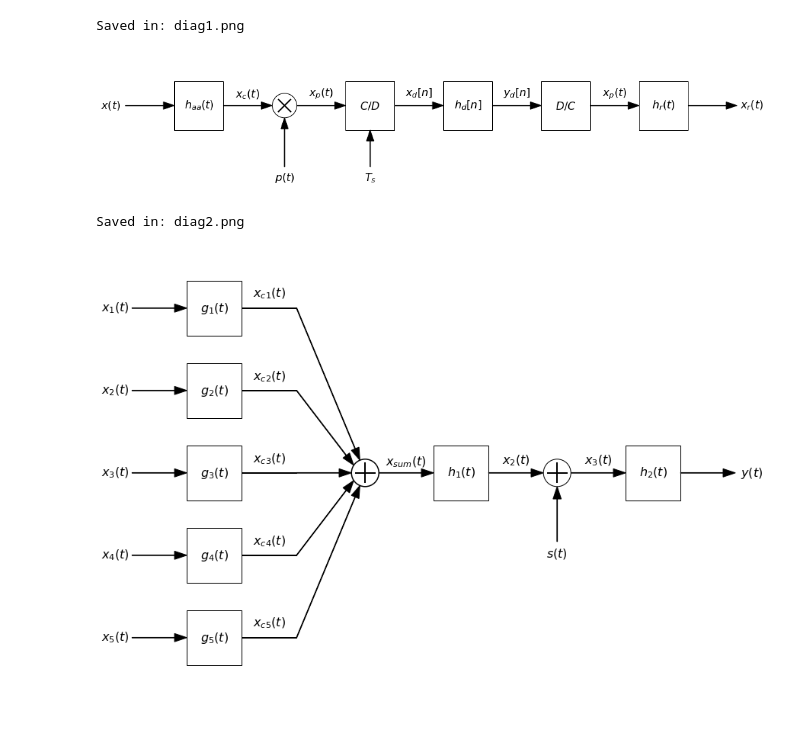
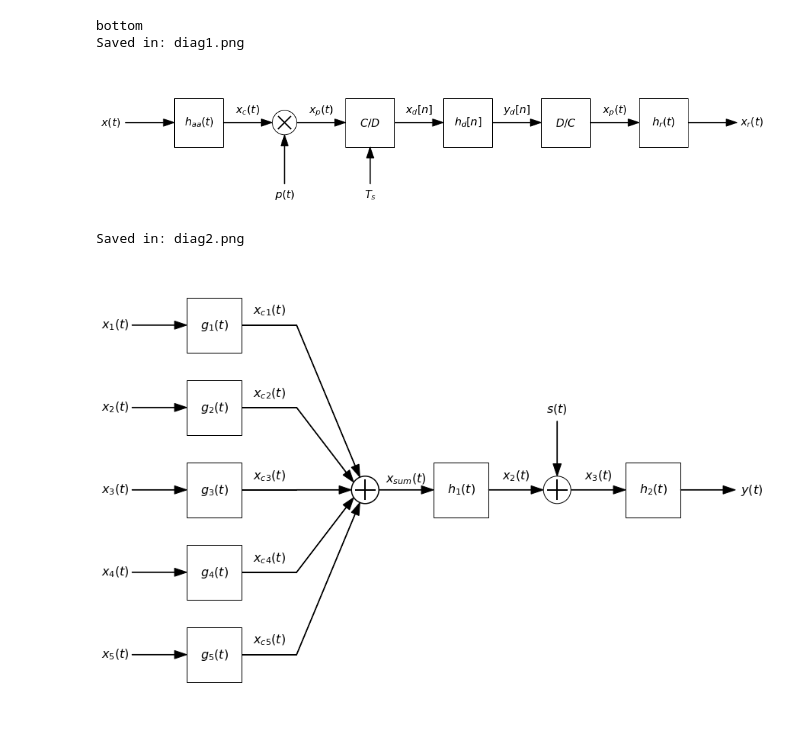
Before and after one commit to miguelmartfern/BlockDiagrams, a Jupyter notebook: diag_examples.ipynb, the cells around one changed output. Cells and saved outputs as stored; diff of their text form; code cells hidden in the pictures.

Commit message:
__draw_combiner__: * Eliminated input and ouput arrows and texts * Added side input parameter: 'top' or 'bottom'
diag_examples.ipynb: updated in consequence.

```diff
--- a/diag_examples.ipynb
+++ b/diag_examples.ipynb
@@ -6,7 +6,9 @@ db = DiagramBuilder(block_length=1, fontsize=16)
 # Dibujo del diagrama
 db.add("x(t)", kind="input")
 db.add("h_{aa}(t)", kind="block")
-db.add("mult", kind="2combiner", input_left_text="x_c(t)", input_bottom_text="p(t)", output_text="x_p(t)", operation='mult')
+db.add("x_c(t)", kind="arrow")
+db.add("mult", kind="combiner", input_text="p(t)", operation='mult', side='bottom')
+db.add("x_p(t)", kind="arrow")
 db.add("C/D", kind="block_uparrow",input_bottom_text="T_s")
 db.add("x_d[n]", kind="arrow")
 db.add("h_d[n]", kind="block")
@@ -18,7 +20,9 @@ db.add("x_r(t)", kind="output")
 
 #db.show()
 db.show(savepath = "diag1.png")
+# 3.25 0 2 0.25
 # %% [output]
+bottom
 Saved in: diag1.png
 [figure]
 # %%
@@ -29,32 +33,34 @@ db = DiagramBuilder(block_length=1, fontsize=16)
 
 y_pos = np.linspace(3, -3, 5)
 x_pos = np.zeros_like(y_pos)
 inputs_pos = np.column_stack((x_pos, y_pos))
 
 input_threads = []
 
 # Input branches
 for cont in np.arange(inputs_pos.shape[0]):
     thread = "line" + str(cont + 1)
     input_threads.append(thread)
 
     name = "x_" + str(cont + 1) +"(t)"
     db.add(name, kind="input", thread = thread, position=(inputs_pos[cont]))
     name =  "g_" + str(cont + 1) +"(t)"
     db.add(name, kind="block", thread = thread)
     name = "x_{c" + str(cont + 1) + "}(t)"
     db.add(name, kind="line", thread = thread)
 
 # Adder
 db.add("x_{sum}(t)", kind="mult_combiner", inputs=input_threads, position='auto', operation='sum')
 
 # Resto del diagrama
 db.add("h_1(t)", kind="block")
-db.add("mult", kind="2combiner", input_left_text="x_2(t)", input_bottom_text="s(t)", output_text="x_3(t)", operation='sum')
+db.add("x_2(t)", kind="arrow")
+db.add("mult", kind="combiner", input_text="s(t)", operation='sum', side='top')
+db.add("x_3(t)", kind="arrow")
 db.add("h_2(t)", kind="block")
 db.add("y(t)", kind="output")
 
 db.show(savepath = "diag2.png")
 # %% [output]
 Saved in: diag2.png
-[figure, old version]
+[figure, new version]
```
Also changed, not shown: 3 other files.
